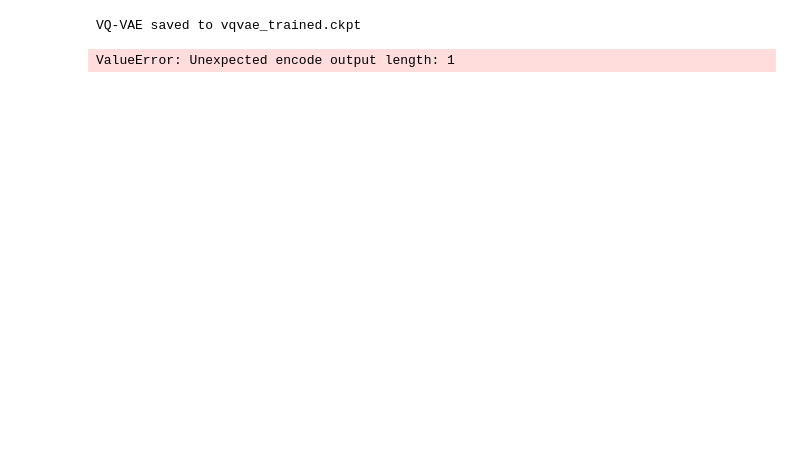
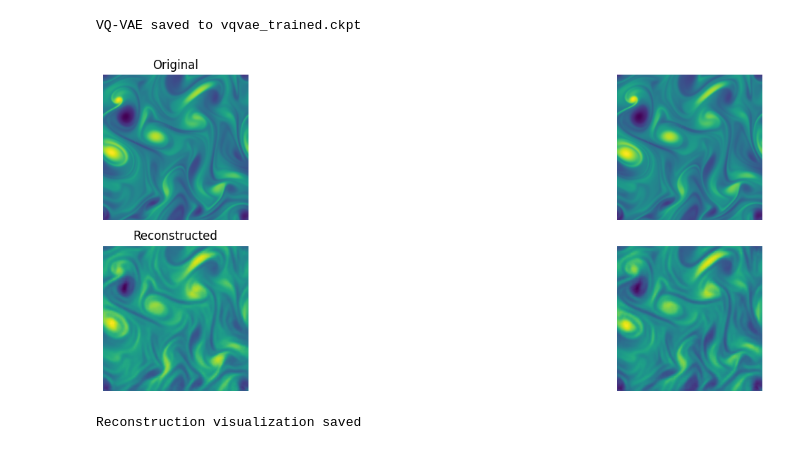
Before and after one commit to luciano-drozda/diffusion-kolmogorov-flow, a Jupyter notebook: train_from_scratch.ipynb, the cells around one changed output. Saved outputs shown, nothing was run; the diff lists cells and outputs as text; code cells hidden in the pictures; blank space fills up the shorter version.

Commit message:
Include working version of train_from_scratch.ipynb (VQ-VAE model only)

```diff
--- a/train_from_scratch.ipynb
+++ b/train_from_scratch.ipynb
@@ -69,7 +69,7 @@ Val samples: 52
 HR tensor shape: torch.Size([512, 3, 256, 256])
 # %%
 # Set PyTorch DataLoaders
-batch_size = 32
+batch_size = 8
 
 train_loader = torch.utils.data.DataLoader(
     train_dataset,
@@ -197,7 +197,7 @@ vqvae_config = OmegaConf.create({
             'resolution': 256,
             'in_channels': 3,
             'out_ch': 3,
-            'ch': 64,
+            'ch': 128,
             'ch_mult': [1, 2, 4],
             'num_res_blocks': 2,
             'attn_resolutions': [],
@@ -210,7 +210,8 @@ vqvae_config = OmegaConf.create({
                 'disc_in_channels': 3,
                 'disc_start': 10000,
                 'disc_weight': 0.8,
-                'codebook_weight': 1.0
+                'codebook_weight': 1.0,
+                'n_classes': 8192  # must match n_embed
             }
         },
         'image_key': 'image',
@@ -299,7 +300,7 @@ lr_monitor = LearningRateMonitor(logging_interval='epoch')
 trainer = Trainer(
     accelerator='auto',
     devices=1,
-    max_epochs=10,
+    max_epochs=50,
     logger=True,
     callbacks=[checkpoint_callback, lr_monitor],
     log_every_n_steps=10,
@@ -352,39 +359,43 @@ vqvae_model = lightning_model.vqvae
 vqvae_model.eval()
 device = next(vqvae_model.parameters()).device
 
+# Set number of snapshots to visualize
+nsnaps = 2
+
 # Get a batch from validation set
 batch = next(iter(val_loader))
-hr_images = vqvae_model.get_input(batch, 'image').to(device)[:8]
+hr_images = vqvae_model.get_input(batch, 'image').to(device)[:nsnaps]
 
 reconstructed = torch.zeros_like(hr_images)
 
 with torch.no_grad():
-    for i in range(8):
+    for i in range(nsnaps):
         reconstructed[i], _ = vqvae_model(hr_images[i].unsqueeze(0))
 
 # Plot original vs reconstructed
-fig, axes = plt.subplots(2, 8, figsize=(20, 5))
+fig, axes = plt.subplots(2, nsnaps, figsize=(20, 5))
 
-for i in range(8):
+for i in range(nsnaps):
     # Original
     axes[0, i].imshow(hr_images[i, 0].cpu().numpy(), cmap='viridis')
     axes[0, i].axis('off')
     if i == 0:
         axes[0, i].set_title('Original', fontsize=12)
 
     # Reconstructed
     axes[1, i].imshow(reconstructed[i, 0].cpu().numpy(), cmap='viridis')
     axes[1, i].axis('off')
     if i == 0:
         axes[1, i].set_title('Reconstructed', fontsize=12)
 
 plt.tight_layout()
 plt.savefig('vqvae_reconstructions.png', dpi=150, bbox_inches='tight')
 plt.show()
 
 print("Reconstruction visualization saved")
 # %% [output]
+[figure, added]
-ValueError: Unexpected encode output length: 1
+Reconstruction visualization saved
 # %%
 # Test encoding and decoding separately
 print("Testing VQ-VAE encode/decode pipeline...")
```
Also changed, not shown: parts of 6 cells of this notebook.
